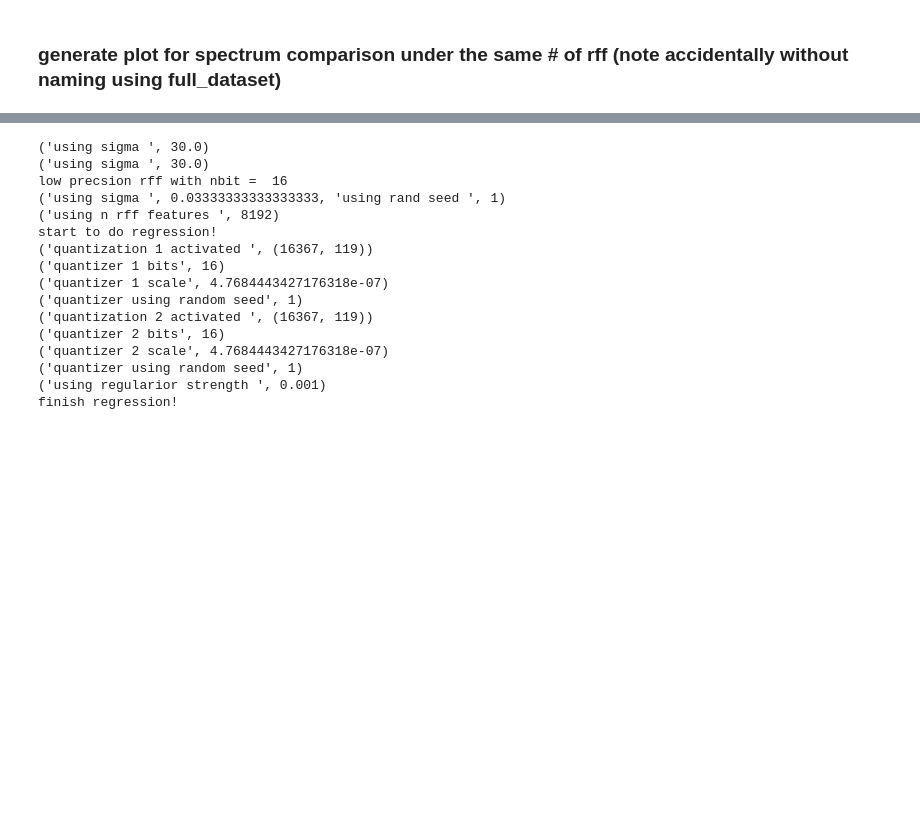
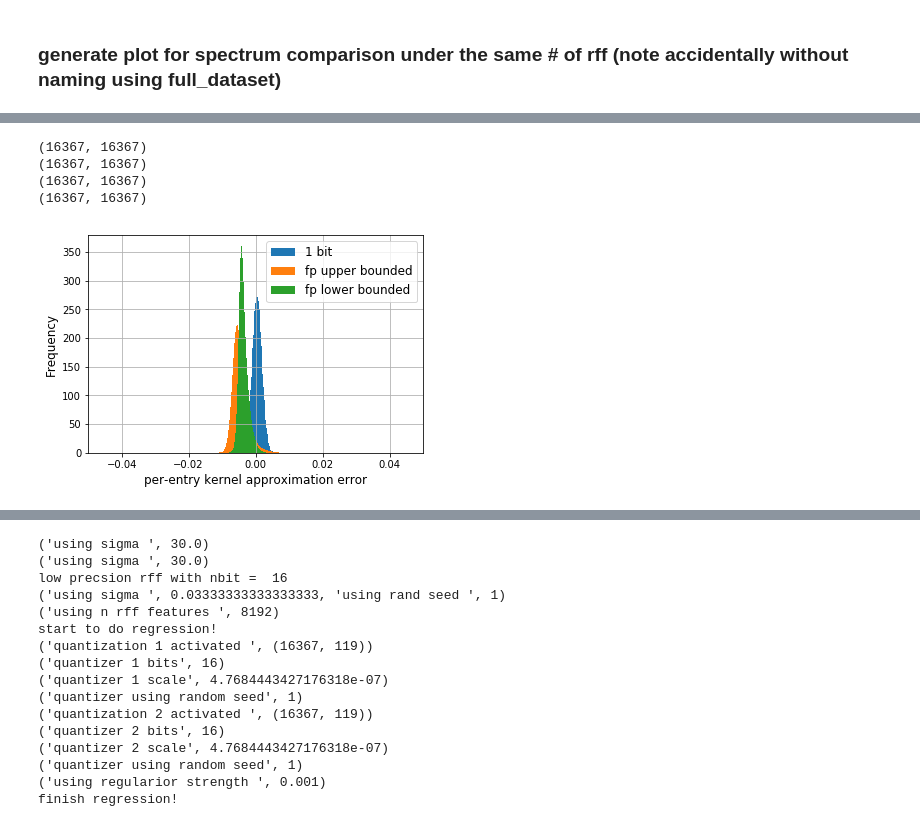
Before and after one commit to JianGoForIt/lp_rffs, a Jupyter notebook: kernel_reg/notebook/Census-Kernel-Ridge-Regression-RFF-Spectrum-64bit-svd-full-spectrum-server.ipynb, the cells around one changed output, grey strips where cells are left out. Saved outputs shown, nothing was run; the diff lists cells and outputs as text; code cells hidden in the pictures; blank space fills up the shorter version.

```diff
--- a/kernel_reg/notebook/Census-Kernel-Ridge-Regression-RFF-Spectrum-64bit-svd-full-spectrum-server.ipynb
+++ b/kernel_reg/notebook/Census-Kernel-Ridge-Regression-RFF-Spectrum-64bit-svd-full-spectrum-server.ipynb
@@ -137,0 +328,10 @@ finish regression!
+# %%
+print k_1.shape
+print k_exact.shape
+print k_fp_upper.shape
+print k_fp_lower.shape
+# %% [output]
+(16367, 16367)
+(16367, 16367)
+(16367, 16367)
+(16367, 16367)
@@ -137,0 +343,41 @@ finish regression!
+# %%
+plt.figure()
+# value = k_1 - k_exact
+# k_1_small = k_1.ravel()[::10000]
+# k_exact_small = k_exact.ravel()[::10000]
+# k_fp_upper_small = k_fp_upper.ravel()[::10000]
+# k_fp_lower_small = k_fp_lower.ravel()[::10000]
+# k_1_small = k_1
+# k_exact_small = k_exact[:1000000000]
+# k_fp_upper_small = k_fp_upper[:1000000000]
+# k_fp_lower_small = k_fp_lower[:1000000000]
+
+# print "shrink done"
+# # bins = np.arange(-10, 10, 1000)
+# hist1, bin_edge1 = np.histogram(k_1 - k_exact, bins=1000, density=True)
+# print "hist done"
+# hist2, bin_edge2 = np.histogram(k_fp_upper - k_exact, bins=1000, density=True)
+# hist3, bin_edge3 = np.histogram(k_fp_lower - k_exact, bins=1000, density=True)
+# print "hist all done"
+# plt.bar(bin_edge1[:-1], hist1, label="1 bit")
+# print "plot done"
+
+# plt.bar(bin_edge2[:-1], hist2, label="fp upper bounded")
+# plt.bar(bin_edge3[:-1], hist3, label="fp lower bounded")
+
+# _ = np.histogram((k_1 - k_exact).ravel()[::3000], density=True)
+_ = plt.hist( (k_1 - k_exact).ravel(), bins=5000, density=True, label="1 bit")
+_ = plt.hist( (k_fp_upper - k_exact).ravel(), bins=1000, density=True, label="fp upper bounded")
+_ = plt.hist( (k_fp_lower - k_exact).ravel(), bins=1000, density=True, label="fp lower bounded")
+# plt.semilogy(s_4_small, label="4 bit partial")
+# plt.semilogy(s_2_small, label="2 bit partial")
+# plt.plot(s_exact, label="exact")
+plt.grid()
+plt.xlim([-0.05, 0.05])
+plt.legend(framealpha=0.8, fontsize=12)
+plt.ylabel("Frequency", fontsize=12)
+plt.xlabel("per-entry kernel approximation error", fontsize=12)
+plt.savefig("./error_histogram.pdf")
+plt.show()
+# %% [output]
+[figure, added]
```
Also changed, not shown: parts of 16 cells of this notebook.
